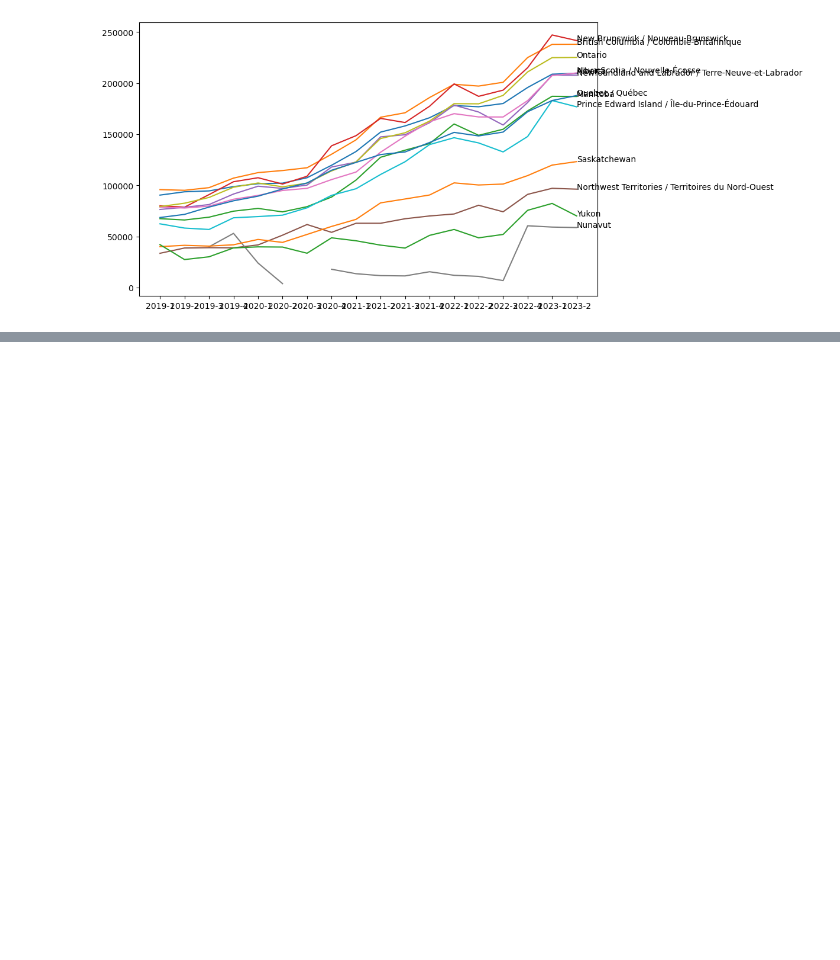
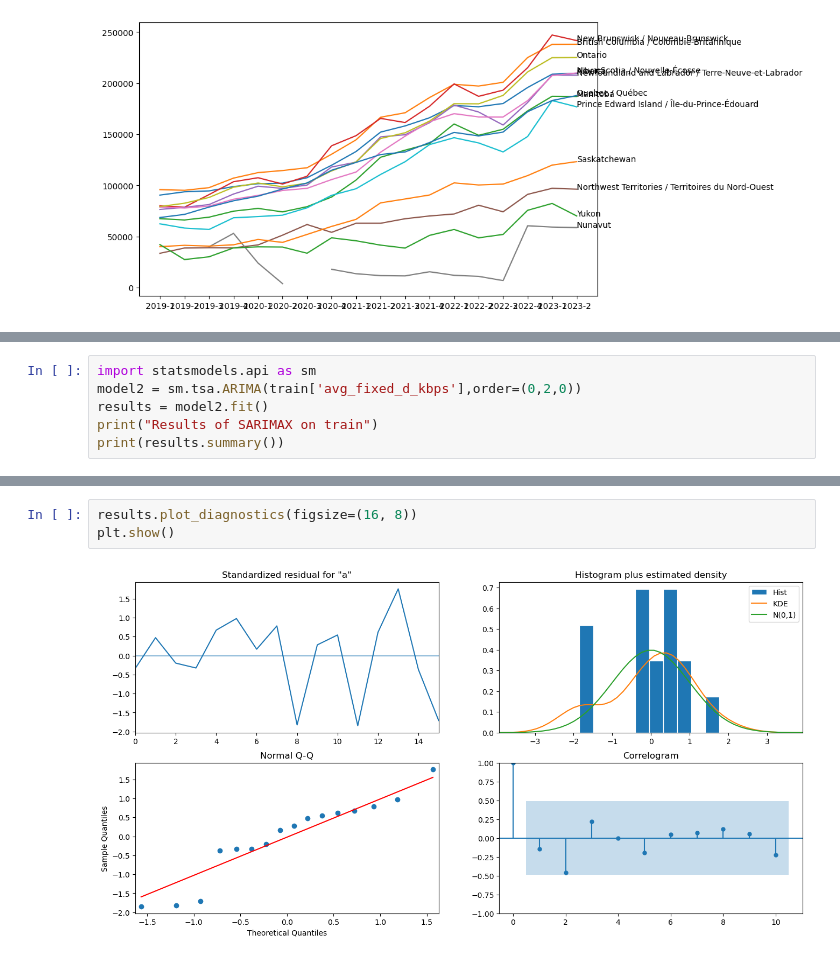
Before and after one commit to orlovtsu/ookla-statcan-analysis-group1, a Jupyter notebook: notebooks/hackathon/Sergey-EDA.ipynb, the cells around one changed output, grey strips where cells are left out. Saved outputs shown, nothing was run; the diff lists cells and outputs as text; blank space fills up the shorter version.

```diff
--- a/notebooks/hackathon/Sergey-EDA.ipynb
+++ b/notebooks/hackathon/Sergey-EDA.ipynb
@@ -577,0 +685,6 @@ plt.show()
+# %%
+import statsmodels.api as sm
+model2 = sm.tsa.ARIMA(train['avg_fixed_d_kbps'],order=(0,2,0))
+results = model2.fit()
+print("Results of SARIMAX on train")
+print(results.summary())
@@ -577,0 +709,5 @@ plt.show()
+# %%
+results.plot_diagnostics(figsize=(16, 8))
+plt.show()
+# %% [output]
+[figure, added]
```
Also changed, not shown: parts of 15 cells of this notebook.
